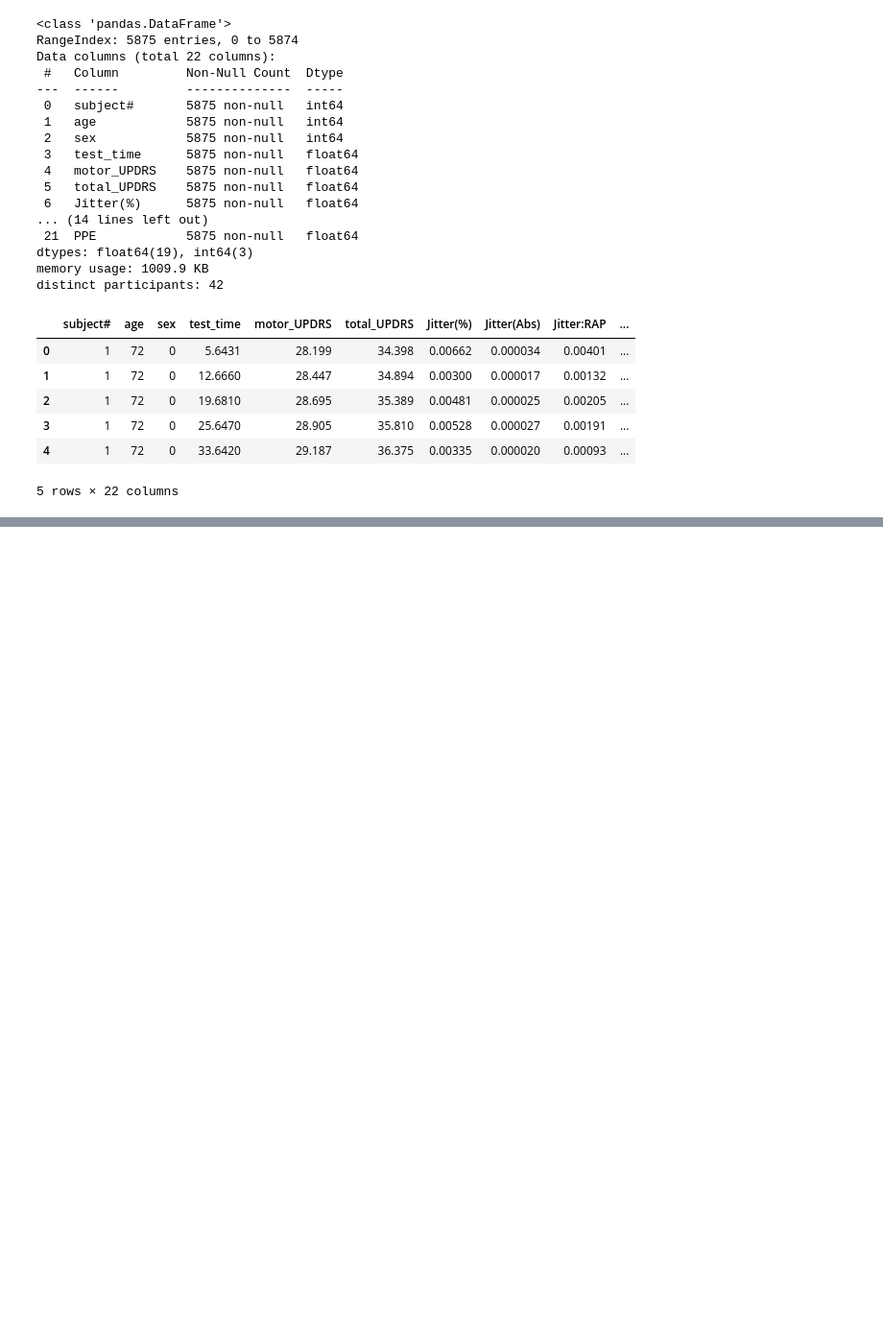
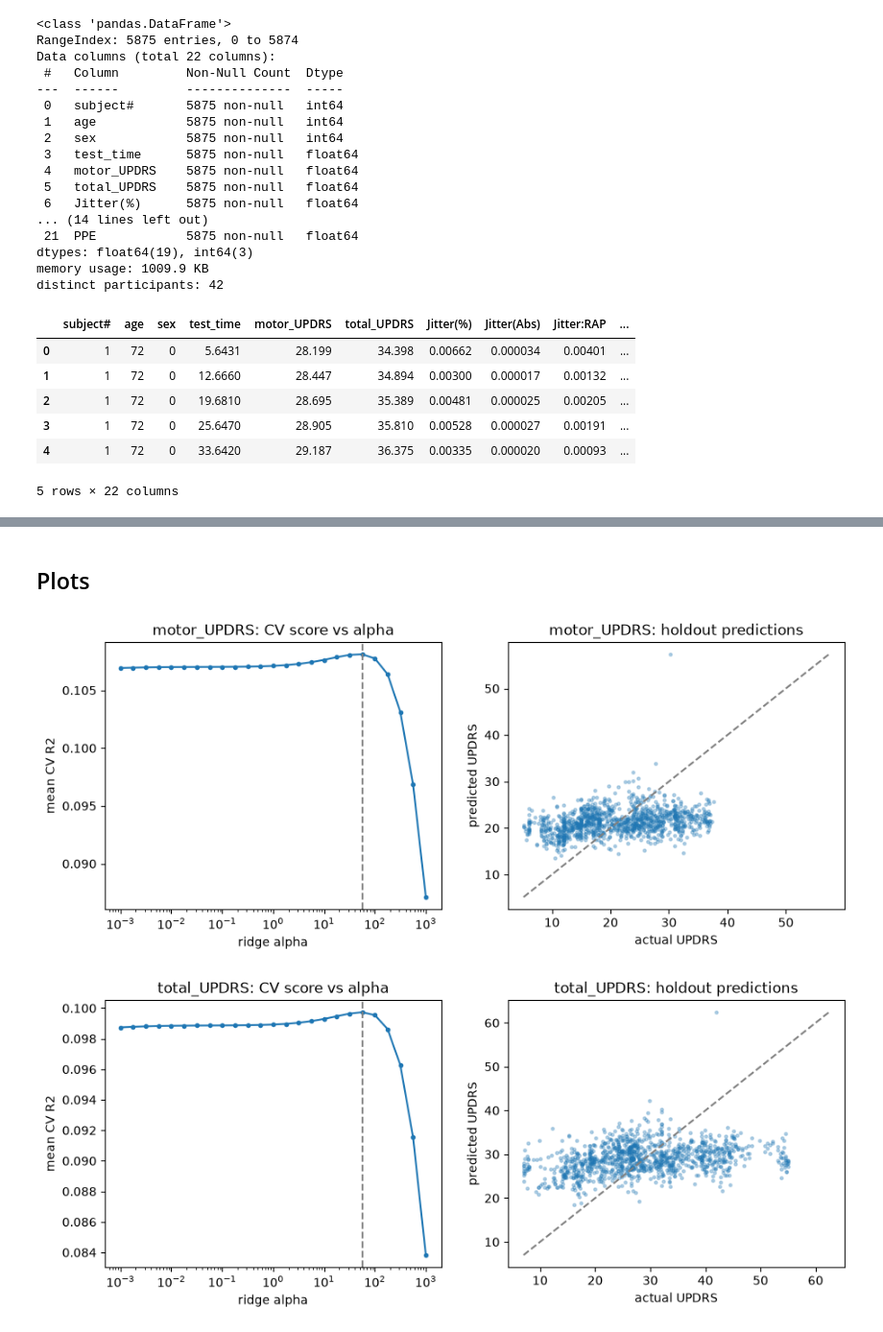
Before and after one commit to aileks/parkinsons-telemonitoring, a Jupyter notebook: parkinsons_telemonitoring_analysis.ipynb, the cells around one changed output, grey strips where cells are left out. Shown at 96% size. Saved outputs shown, nothing was run; the diff lists cells and outputs as text; code cells hidden in the pictures; blank space fills up the shorter version.

Commit message:
add initial ridge regression

```diff
--- a/parkinsons_telemonitoring_analysis.ipynb
+++ b/parkinsons_telemonitoring_analysis.ipynb
@@ -40,0 +51,9 @@ distinct participants: 42
+# %%
+from sklearn.model_selection import train_test_split
+
+# one shared split keeps both outcomes' test sets comparable
+# recordings are split randomly, so participants appear in both halves
+train_idx, test_idx = train_test_split(
+    df.index, test_size=TEST_SIZE, random_state=RANDOM_STATE
+)
+len(train_idx), len(test_idx)
@@ -40,0 +62,5 @@ distinct participants: 42
+# %%
+# the unused UPDRS column is the target's near-duplicate, so it stays out of X
+feature_cols = list(df.columns[6:])
+assert len(feature_cols) == 16
+feature_cols
@@ -40,0 +132,34 @@ distinct participants: 42
+# %% [markdown]
+## Plots
+# %%
+import matplotlib.pyplot as plt
+
+for target, res in results.items():
+    search = res["search"]
+    alphas = search.cv_results_["param_ridge__alpha"].data.astype(float)
+    mean_cv = search.cv_results_["mean_test_score"]
+
+    fig, (ax_curve, ax_scatter) = plt.subplots(1, 2, figsize=(11, 4))
+
+    # weak penalty overfits the folds, strong penalty flattens toward zero
+    ax_curve.plot(alphas, mean_cv, marker=".")
+    ax_curve.set_xscale("log")
+    ax_curve.axvline(search.best_params_["ridge__alpha"], color="gray", linestyle="--")
+    ax_curve.set_xlabel("ridge alpha")
+    ax_curve.set_ylabel("mean CV R2")
+    ax_curve.set_title(f"{target}: CV score vs alpha")
+
+    ax_scatter.scatter(res["y_test"], res["pred"], s=6, alpha=0.3)
+    lims = [
+        min(res["y_test"].min(), res["pred"].min()),
+        max(res["y_test"].max(), res["pred"].max()),
+    ]
+    ax_scatter.plot(lims, lims, color="gray", linestyle="--")
+    ax_scatter.set_xlabel("actual UPDRS")
+    ax_scatter.set_ylabel("predicted UPDRS")
+    ax_scatter.set_title(f"{target}: holdout predictions")
+
+plt.show()
+# %% [output]
+[figure, added]
+[figure, added]
```
Also changed, not shown: parts of 9 cells of this notebook.
